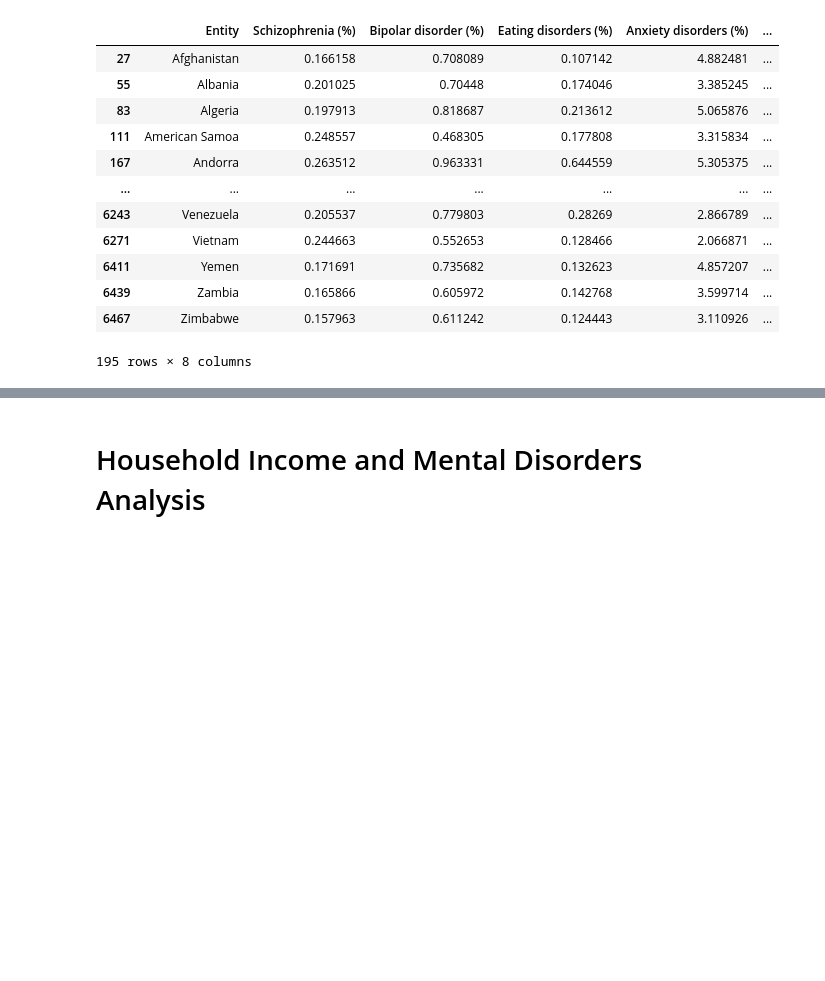
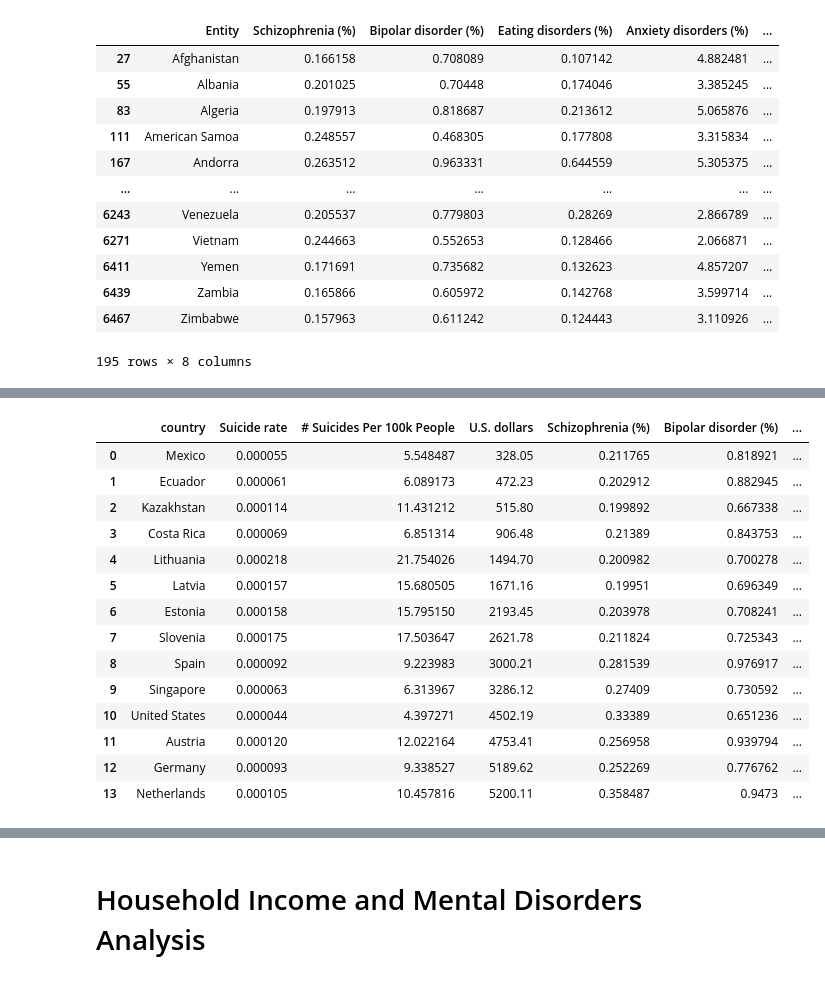
Before and after one commit to kendraliu/Project-One-An-Analysis-of-Suicide-Rate-and-Several-Factors, a Jupyter notebook: Suicide Rates Analysis.ipynb, the cells around one changed output, grey strips where cells are left out. Saved outputs shown, nothing was run; the diff lists cells and outputs as text; code cells hidden in the pictures; blank space fills up the shorter version.

```diff
--- a/Suicide Rates Analysis.ipynb
+++ b/Suicide Rates Analysis.ipynb
@@ -1276,0 +1314,21 @@ mentaldisorder
+# %%
+income_mental_disorder = pd.merge(comparison, mentaldisorder, on="country", how="left")
+income_mental_disorder = income_mental_disorder.dropna()
+income_mental_disorder = income_mental_disorder.reset_index(drop=True)
+income_mental_disorder
+# %% [output]
+|  | country | Suicide rate | # Suicides Per 100k People | U.S. dollars | Schizophrenia (%) | Bipolar disorder (%) | ... |
+| 0 | Mexico | 0.000055 | 5.548487 | 328.05 | 0.211765 | 0.818921 | ... |
+| 1 | Ecuador | 0.000061 | 6.089173 | 472.23 | 0.202912 | 0.882945 | ... |
+| 2 | Kazakhstan | 0.000114 | 11.431212 | 515.80 | 0.199892 | 0.667338 | ... |
+| 3 | Costa Rica | 0.000069 | 6.851314 | 906.48 | 0.21389 | 0.843753 | ... |
+| 4 | Lithuania | 0.000218 | 21.754026 | 1494.70 | 0.200982 | 0.700278 | ... |
+| 5 | Latvia | 0.000157 | 15.680505 | 1671.16 | 0.19951 | 0.696349 | ... |
+| 6 | Estonia | 0.000158 | 15.795150 | 2193.45 | 0.203978 | 0.708241 | ... |
+| 7 | Slovenia | 0.000175 | 17.503647 | 2621.78 | 0.211824 | 0.725343 | ... |
+| 8 | Spain | 0.000092 | 9.223983 | 3000.21 | 0.281539 | 0.976917 | ... |
+| 9 | Singapore | 0.000063 | 6.313967 | 3286.12 | 0.27409 | 0.730592 | ... |
+| 10 | United States | 0.000044 | 4.397271 | 4502.19 | 0.33389 | 0.651236 | ... |
+| 11 | Austria | 0.000120 | 12.022164 | 4753.41 | 0.256958 | 0.939794 | ... |
+| 12 | Germany | 0.000093 | 9.338527 | 5189.62 | 0.252269 | 0.776762 | ... |
+| 13 | Netherlands | 0.000105 | 10.457816 | 5200.11 | 0.358487 | 0.9473 | ... |
```
Also changed, not shown: parts of 14 cells of this notebook, 8 other files.
